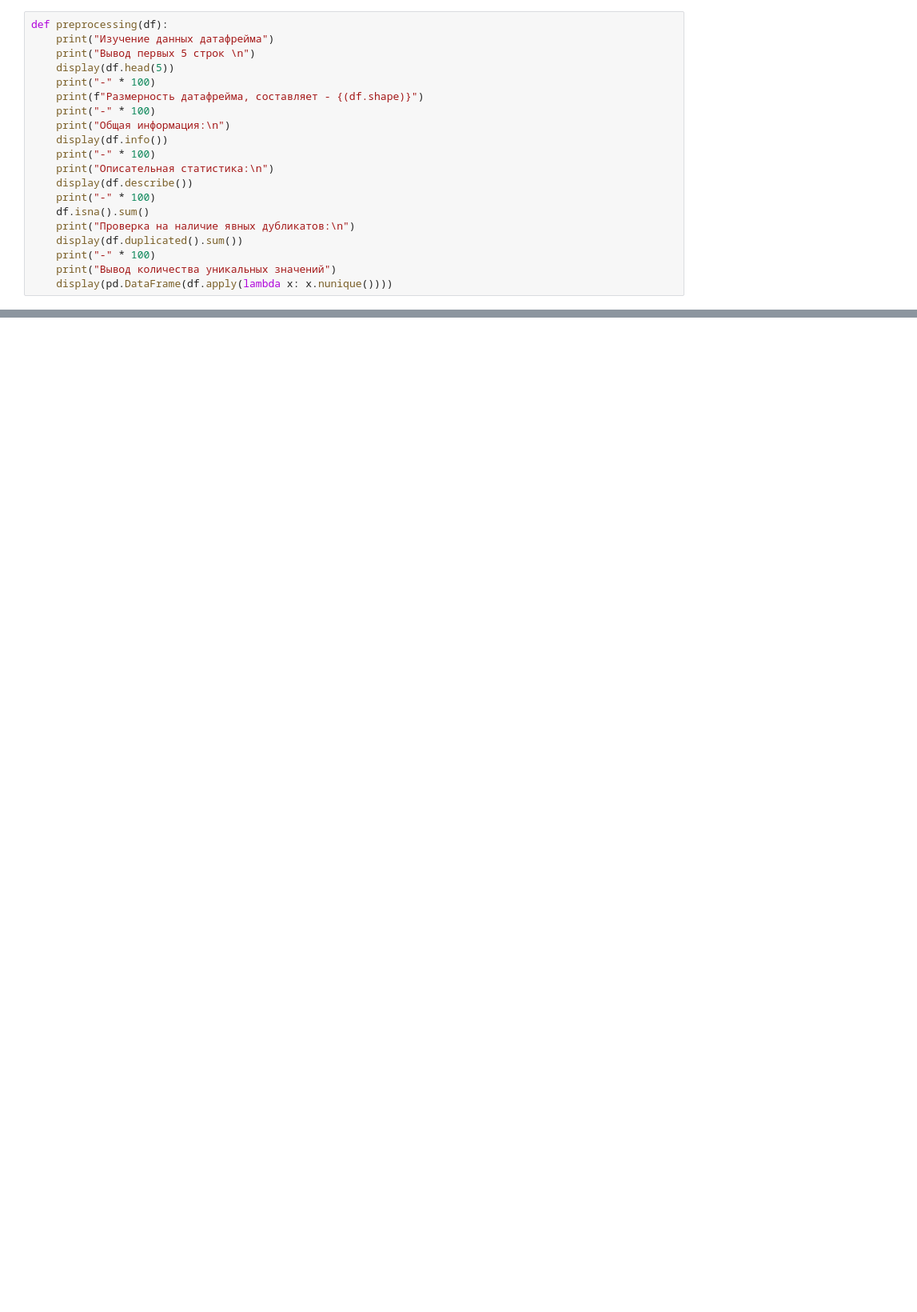
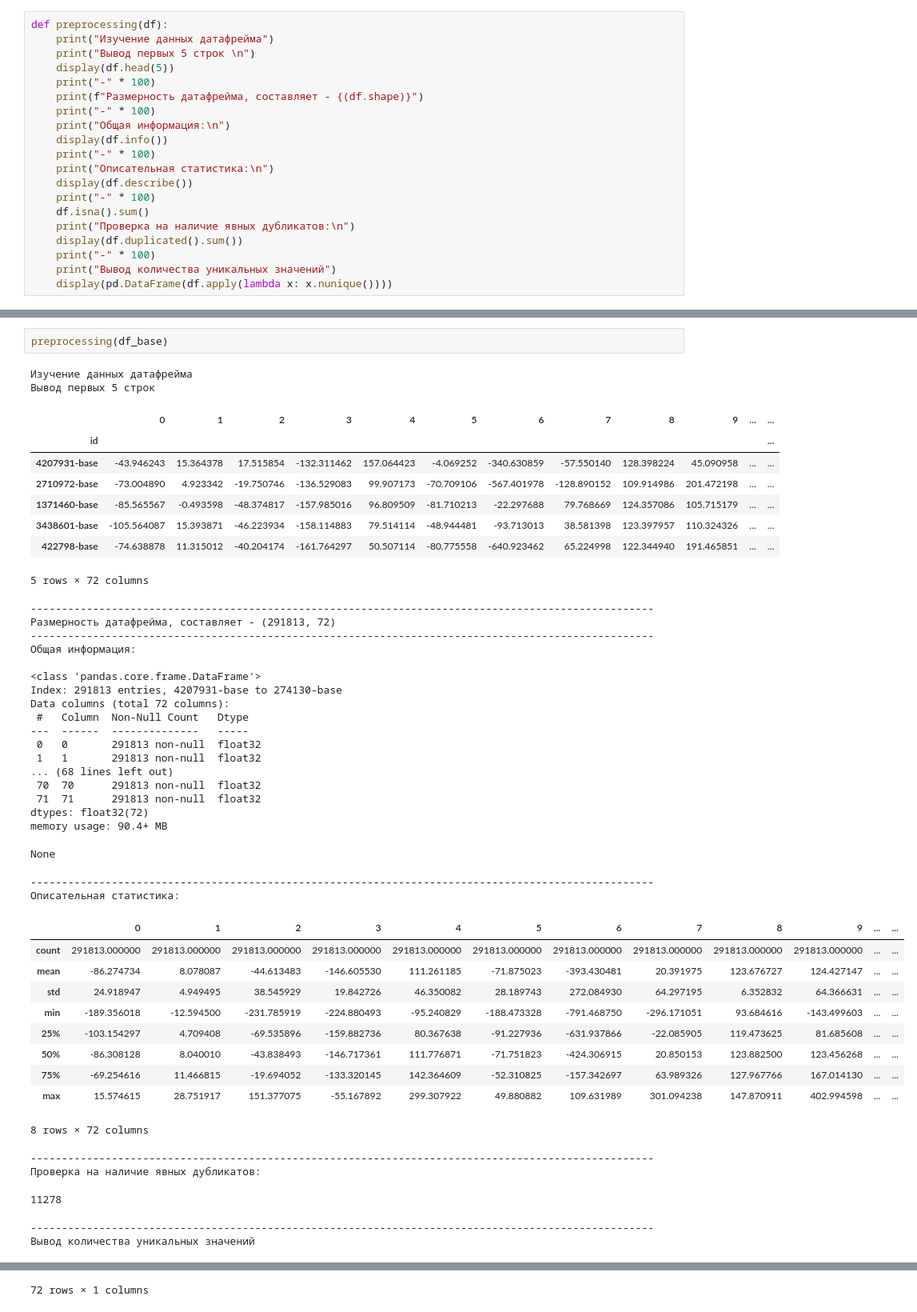
Before and after one commit to skorpion-anna/product_matching, a Jupyter notebook: product_matching.ipynb, the cells around one changed output, grey strips where cells are left out. Shown at 80% size. Saved outputs shown, nothing was run; the diff lists cells and outputs as text; blank space fills up the shorter version.

```diff
--- a/product_matching.ipynb
+++ b/product_matching.ipynb
@@ -54,0 +107,48 @@ df_validation_answer = load_csv(pth4)
+# %%
+preprocessing(df_base)
+# %% [output]
+Изучение данных датафрейма
+Вывод первых 5 строк
+|  | 0 | 1 | 2 | 3 | 4 | 5 | 6 | 7 | 8 | 9 | ... | ... |
+| id |  |  |  |  |  |  |  |  |  |  |  | ... |
+| 4207931-base | -43.946243 | 15.364378 | 17.515854 | -132.311462 | 157.064423 | -4.069252 | -340.630859 | -57.550140 | 128.398224 | 45.090958 | ... | ... |
+| 2710972-base | -73.004890 | 4.923342 | -19.750746 | -136.529083 | 99.907173 | -70.709106 | -567.401978 | -128.890152 | 109.914986 | 201.472198 | ... | ... |
+| 1371460-base | -85.565567 | -0.493598 | -48.374817 | -157.985016 | 96.809509 | -81.710213 | -22.297688 | 79.768669 | 124.357086 | 105.715179 | ... | ... |
+| 3438601-base | -105.564087 | 15.393871 | -46.223934 | -158.114883 | 79.514114 | -48.944481 | -93.713013 | 38.581398 | 123.397957 | 110.324326 | ... | ... |
+| 422798-base | -74.638878 | 11.315012 | -40.204174 | -161.764297 | 50.507114 | -80.775558 | -640.923462 | 65.224998 | 122.344940 | 191.465851 | ... | ... |
+5 rows × 72 columns
+----------------------------------------------------------------------------------------------------
+Размерность датафрейма, составляет - (291813, 72)
+----------------------------------------------------------------------------------------------------
+Общая информация:
+
+<class 'pandas.core.frame.DataFrame'>
+Index: 291813 entries, 4207931-base to 274130-base
+Data columns (total 72 columns):
+ #   Column  Non-Null Count   Dtype
+---  ------  --------------   -----
+ 0   0       291813 non-null  float32
+ 1   1       291813 non-null  float32
+... (68 lines left out)
+ 70  70      291813 non-null  float32
+ 71  71      291813 non-null  float32
+dtypes: float32(72)
+memory usage: 90.4+ MB
+None
+----------------------------------------------------------------------------------------------------
+Описательная статистика:
+|  | 0 | 1 | 2 | 3 | 4 | 5 | 6 | 7 | 8 | 9 | ... | ... |
+| count | 291813.000000 | 291813.000000 | 291813.000000 | 291813.000000 | 291813.000000 | 291813.000000 | 291813.000000 | 291813.000000 | 291813.000000 | 291813.000000 | ... | ... |
+| mean | -86.274734 | 8.078087 | -44.613483 | -146.605530 | 111.261185 | -71.875023 | -393.430481 | 20.391975 | 123.676727 | 124.427147 | ... | ... |
+| std | 24.918947 | 4.949495 | 38.545929 | 19.842726 | 46.350082 | 28.189743 | 272.084930 | 64.297195 | 6.352832 | 64.366631 | ... | ... |
+| min | -189.356018 | -12.594500 | -231.785919 | -224.880493 | -95.240829 | -188.473328 | -791.468750 | -296.171051 | 93.684616 | -143.499603 | ... | ... |
+| 25% | -103.154297 | 4.709408 | -69.535896 | -159.882736 | 80.367638 | -91.227936 | -631.937866 | -22.085905 | 119.473625 | 81.685608 | ... | ... |
+| 50% | -86.308128 | 8.040010 | -43.838493 | -146.717361 | 111.776871 | -71.751823 | -424.306915 | 20.850153 | 123.882500 | 123.456268 | ... | ... |
+| 75% | -69.254616 | 11.466815 | -19.694052 | -133.320145 | 142.364609 | -52.310825 | -157.342697 | 63.989326 | 127.967766 | 167.014130 | ... | ... |
+| max | 15.574615 | 28.751917 | 151.377075 | -55.167892 | 299.307922 | 49.880882 | 109.631989 | 301.094238 | 147.870911 | 402.994598 | ... | ... |
+8 rows × 72 columns
+----------------------------------------------------------------------------------------------------
+Проверка на наличие явных дубликатов:
+11278
+----------------------------------------------------------------------------------------------------
+Вывод количества уникальных значений
@@ -54,0 +167 @@ df_validation_answer = load_csv(pth4)
+72 rows × 1 columns
```
Also changed, not shown: parts of 8 cells of this notebook.
